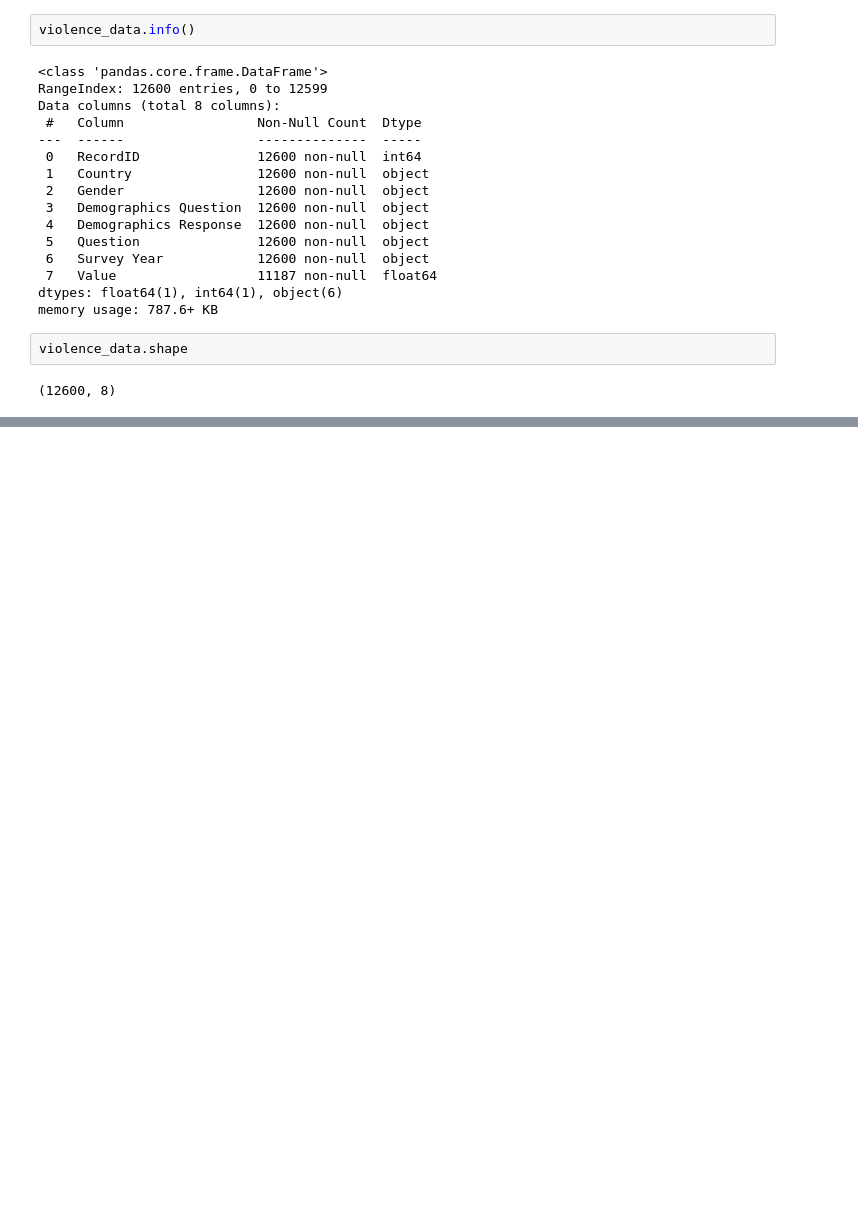
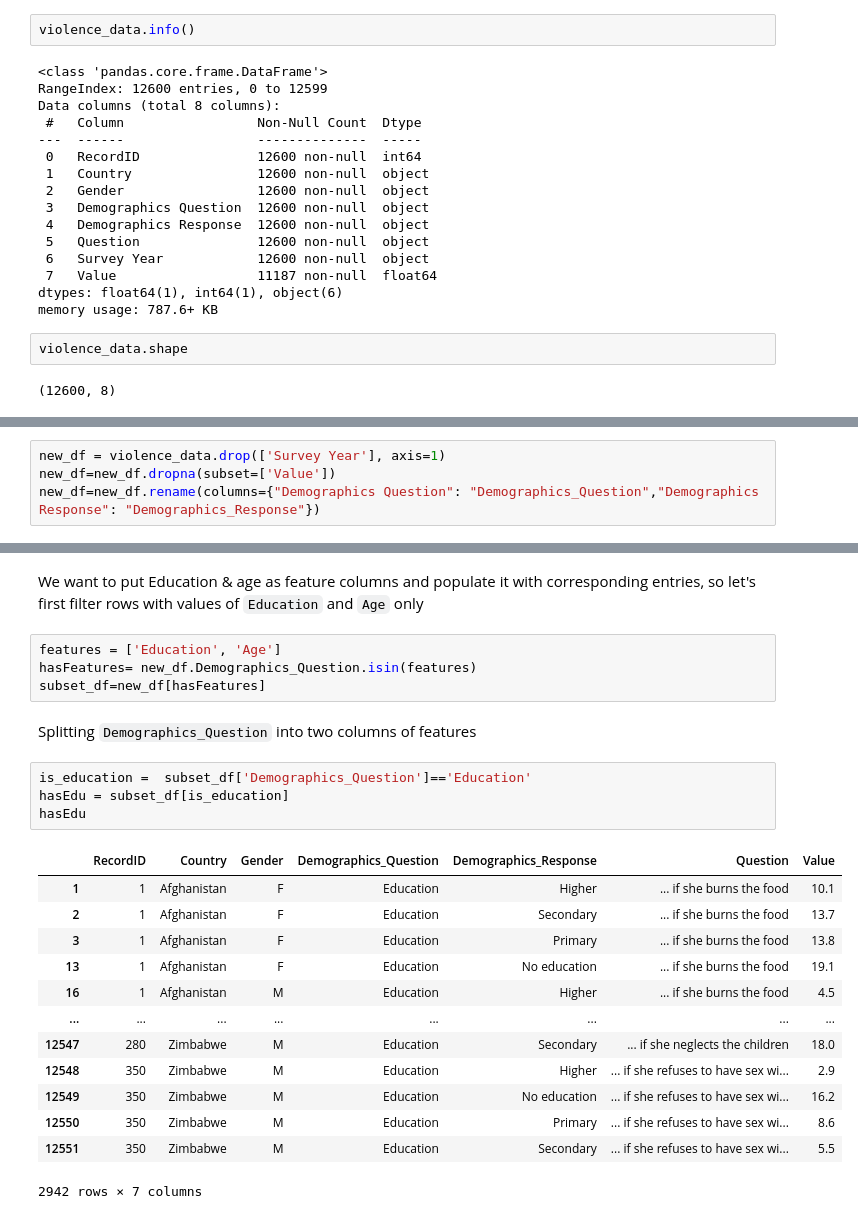
Before and after one commit to silvererudite/simulationAndModeling, a Jupyter notebook: Gender_violence.ipynb, the cells around one changed output, grey strips where cells are left out. Cells and saved outputs as stored; diff of their text form; blank space fills up the shorter version.

```diff
--- a/Gender_violence.ipynb
+++ b/Gender_violence.ipynb
@@ -70,0 +79,4 @@ Name: Demographics Response, dtype: int64
+# %%
+new_df = violence_data.drop(['Survey Year'], axis=1)
+new_df=new_df.dropna(subset=['Value'])
+new_df=new_df.rename(columns={"Demographics Question": "Demographics_Question","Demographics Response": "Demographics_Response"})
@@ -70,0 +96,26 @@ Name: Demographics Response, dtype: int64
+# %% [markdown]
+We want to put Education & age as feature columns and populate it with corresponding entries, so let's first filter rows with values of `Education` and `Age` only
+# %%
+features = ['Education', 'Age']
+hasFeatures= new_df.Demographics_Question.isin(features)
+subset_df=new_df[hasFeatures]
+# %% [markdown]
+Splitting `Demographics_Question` into two columns of features
+# %%
+is_education =  subset_df['Demographics_Question']=='Education'
+hasEdu = subset_df[is_education]
+hasEdu
+# %% [output]
+|  | RecordID | Country | Gender | Demographics_Question | Demographics_Response | Question | Value |
+| 1 | 1 | Afghanistan | F | Education | Higher | ... if she burns the food | 10.1 |
+| 2 | 1 | Afghanistan | F | Education | Secondary | ... if she burns the food | 13.7 |
+| 3 | 1 | Afghanistan | F | Education | Primary | ... if she burns the food | 13.8 |
+| 13 | 1 | Afghanistan | F | Education | No education | ... if she burns the food | 19.1 |
+| 16 | 1 | Afghanistan | M | Education | Higher | ... if she burns the food | 4.5 |
+| ... | ... | ... | ... | ... | ... | ... | ... |
+| 12547 | 280 | Zimbabwe | M | Education | Secondary | ... if she neglects the children | 18.0 |
+| 12548 | 350 | Zimbabwe | M | Education | Higher | ... if she refuses to have sex wi... | 2.9 |
+| 12549 | 350 | Zimbabwe | M | Education | No education | ... if she refuses to have sex wi... | 16.2 |
+| 12550 | 350 | Zimbabwe | M | Education | Primary | ... if she refuses to have sex wi... | 8.6 |
+| 12551 | 350 | Zimbabwe | M | Education | Secondary | ... if she refuses to have sex wi... | 5.5 |
+2942 rows × 7 columns
```
Also changed, not shown: parts of 23 cells of this notebook.
